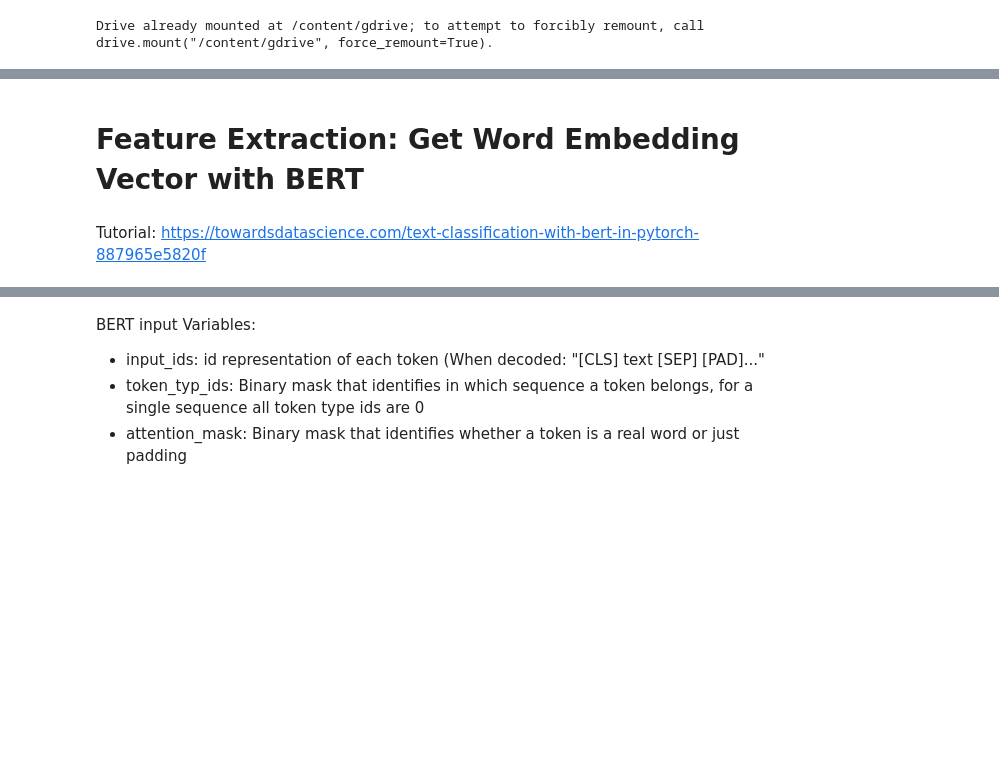
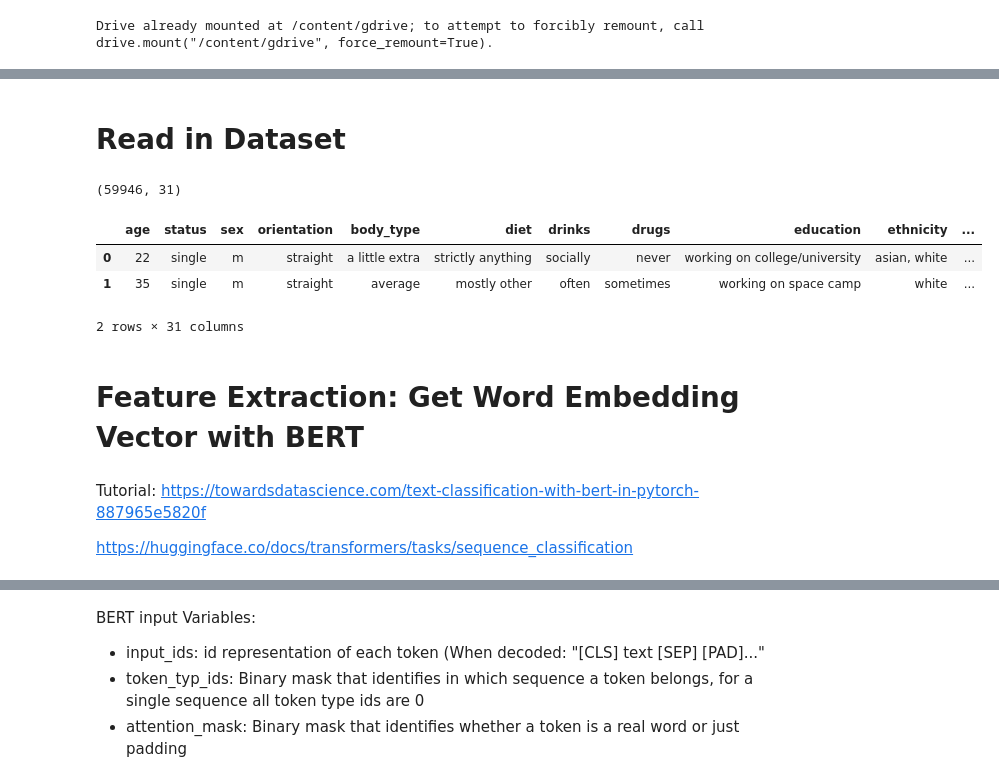
Before and after one commit to NorrisPau/MachineLearning_Class_NoraPauelsen, a Jupyter notebook: notebooks/Pytorch_predict_sex_with_topic_probs.ipynb, the cells around one changed output, grey strips where cells are left out. Saved outputs shown, nothing was run; the diff lists cells and outputs as text; code cells hidden in the pictures; blank space fills up the shorter version.

```diff
--- a/notebooks/Pytorch_predict_sex_with_topic_probs.ipynb
+++ b/notebooks/Pytorch_predict_sex_with_topic_probs.ipynb
@@ -14,0 +43,2 @@ Drive already mounted at /content/gdrive; to attempt to forcibly remount, call d
+# %% [markdown]
+# Read in Dataset
@@ -15,4 +49,18 @@ Drive already mounted at /content/gdrive; to attempt to forcibly remount, call d
+# %%
+df_raw.shape #59946, 31)
+#df.groupby(["sex"]).size().plot.bar()
+# %% [output]
+(59946, 31)
+# %%
+df_raw.head(2)
+# %% [output]
+|  | age | status | sex | orientation | body_type | diet | drinks | drugs | education | ethnicity | ... |
+| 0 | 22 | single | m | straight | a little extra | strictly anything | socially | never | working on college/university | asian, white | ... |
+| 1 | 35 | single | m | straight | average | mostly other | often | sometimes | working on space camp | white | ... |
+2 rows × 31 columns
 # %% [markdown]
 # Feature Extraction: Get Word Embedding Vector with BERT
 # %% [markdown]
 Tutorial: https://towardsdatascience.com/text-classification-with-bert-in-pytorch-887965e5820f
+
+https://huggingface.co/docs/transformers/tasks/sequence_classification
```
Also changed, not shown: parts of 29 cells of this notebook.
